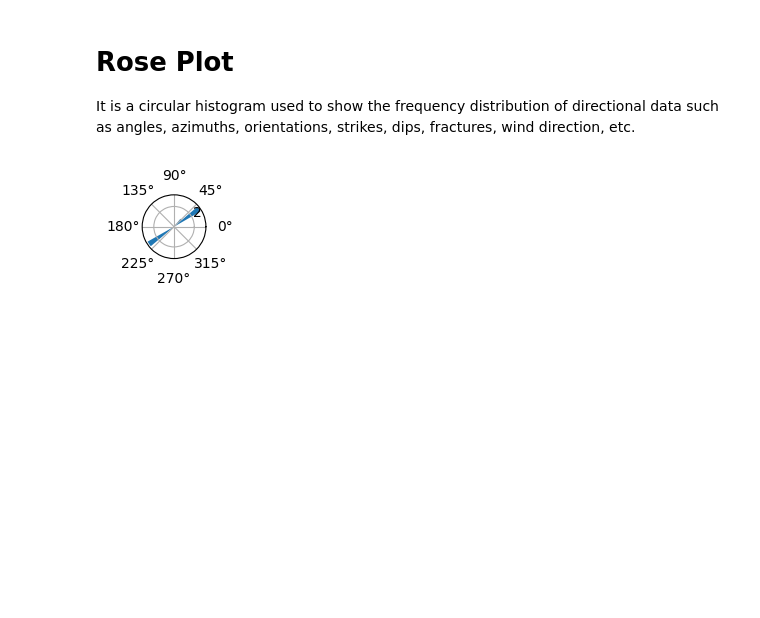
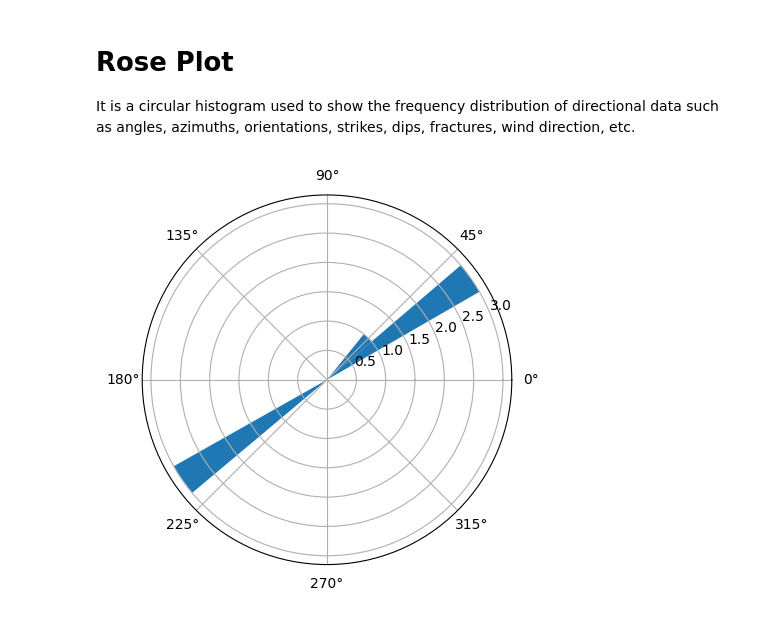
Before and after one commit to Ashraf-ISM/100-Days-of-Python-for-Oil-Gas-Subsurface-Analytics, a Jupyter notebook: notebooks/day-50/dlis.ipynb, the cells around one changed output. Cells and saved outputs as stored; diff of their text form; code cells hidden in the pictures; blank space fills up the shorter version.

```diff
--- a/notebooks/day-50/dlis.ipynb
+++ b/notebooks/day-50/dlis.ipynb
@@ -429,13 +429,13 @@ It is a circular histogram used to show the frequency distribution of directiona
 # %%
 import numpy as np
 import matplotlib.pyplot as plt
 
 angles = np.array([30,35,40,42,210,215,220])
 angles = np.deg2rad(angles)
 
 bins = 18
-plt.subplot(511, polar=True)
+plt.subplot(111, polar=True)
 plt.hist(angles, bins=bins)
 plt.show()
 # %% [output]
-[figure, old version]
+[figure, new version]
```
